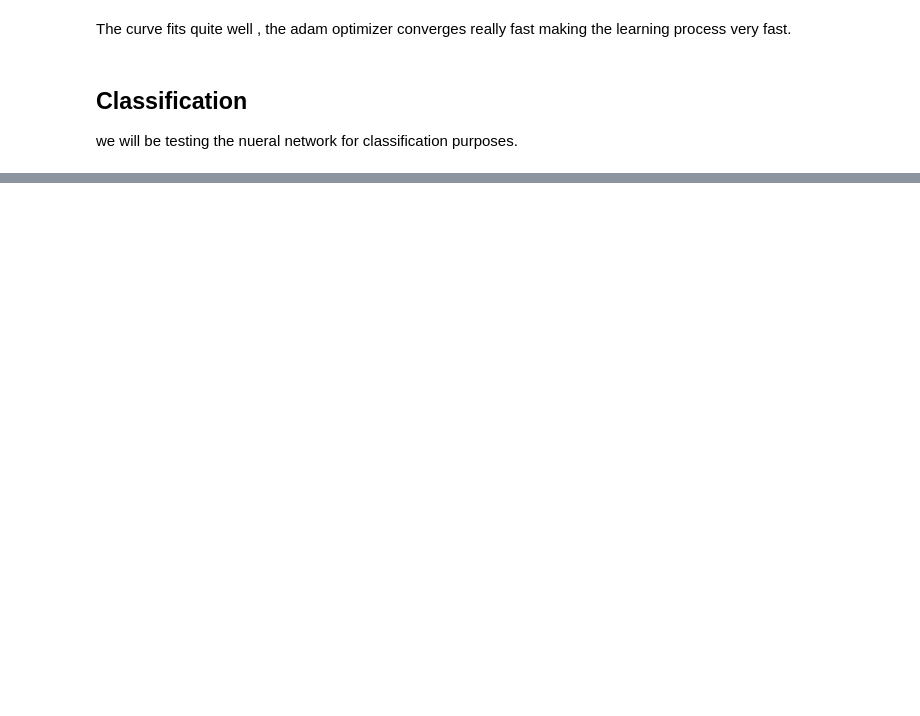
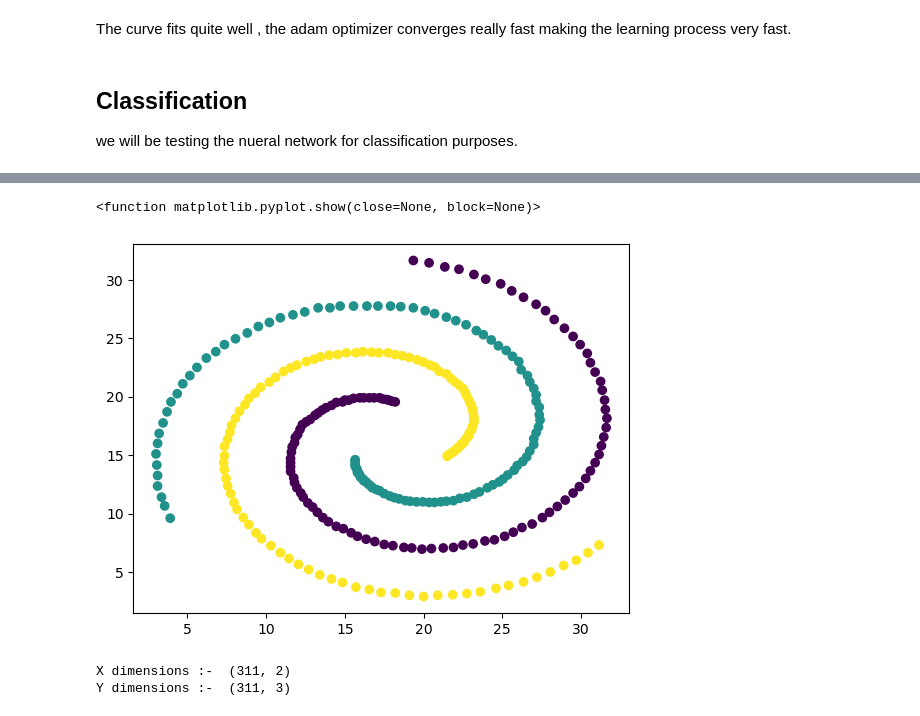
Before and after one commit to sayak2103/Neuwork, a Jupyter notebook: test.ipynb, the cells around one changed output, grey strips where cells are left out. Cells and saved outputs as stored; diff of their text form; code cells hidden in the pictures; blank space fills up the shorter version.

Commit message:
classification test

```diff
--- a/test.ipynb
+++ b/test.ipynb
@@ -71,0 +67,3 @@ we will be testing the nueral network for classification purposes.
+# %%
+df = pd.read_csv("./test_data/spiral.csv")
+df.head()
@@ -71,0 +77,9 @@ we will be testing the nueral network for classification purposes.
+# %%
+#creating one hot vector for the classification
+df.insert(3 , "cat1" ,0)
+df.insert(4 , "cat2" , 0)
+df.insert(5 , "cat3" , 0)
+df['cat1'] = np.where(df['Group'] == 1, 1, df['cat1'])
+df['cat2'] = np.where(df['Group'] == 2, 1, df['cat2'])
+df['cat3'] = np.where(df['Group'] == 3, 1, df['cat3'])
+df.tail()
@@ -71,0 +93,15 @@ we will be testing the nueral network for classification purposes.
+# %%
+data = df.to_numpy()
+plt.scatter(x=data[:,0] , y=data[:,1] , c=data[:,2]);
+plt.show
+# %% [output]
+<function matplotlib.pyplot.show(close=None, block=None)>
+[figure, added]
+# %%
+X_spiral = data[:,0:2]
+Y_spiral = data[:,3:6]
+print("X dimensions :- " ,X.shape)
+print("Y dimensions :- " ,Y.shape)
+# %% [output]
+X dimensions :-  (311, 2)
+Y dimensions :-  (311, 3)
```
Also changed, not shown: parts of 14 cells of this notebook, 3 other files.
